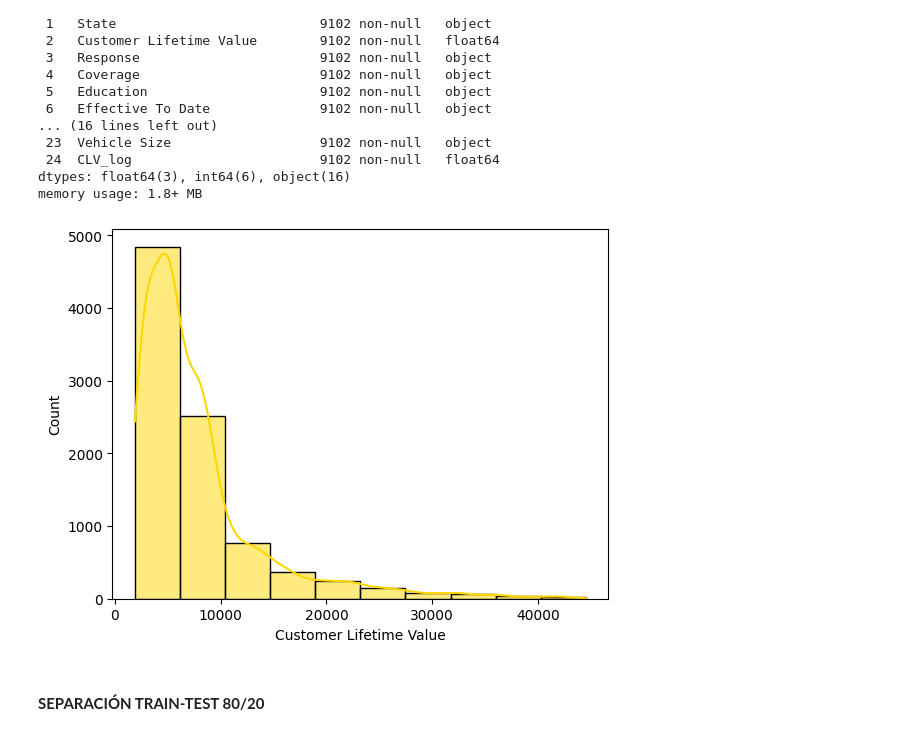
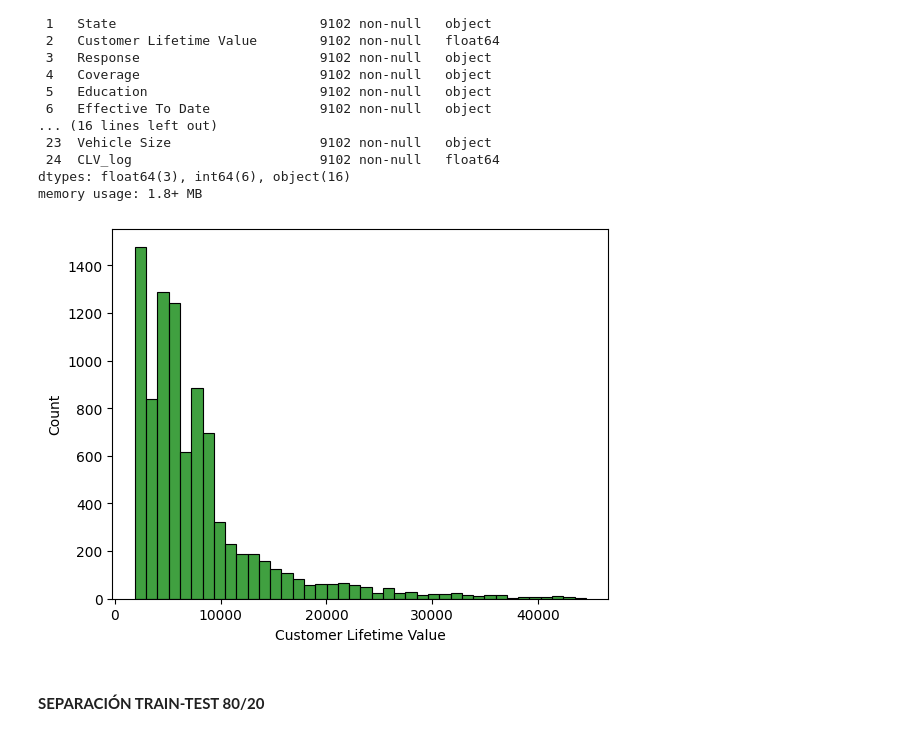
Before and after one commit to gibranchavez13/Prediccion-del-Lifetime-Value-en-Seguros-Automotrices-mediante-Modelos-de-Ensamble, a Jupyter notebook: P3.ipynb, the cells around one changed output. Saved outputs shown, nothing was run; the diff lists cells and outputs as text; code cells hidden in the pictures.

```diff
--- a/P3.ipynb
+++ b/P3.ipynb
@@ -564,14 +562,13 @@ memory usage: 1.8+ MB
 # %%
 plt.figure()
 sns.histplot(
     x=df_clean[target],
-    kde=True,
-    bins=10,
-    color='gold'
+    bins=40,
+    color='green'
 )
 plt.show()
 # %% [output]
-[figure, old version]
+[figure, new version]
 # %%
 X = df_clean[num_cols + interaction_cols + cat_cols + ordinal_cols]
 y = df_clean[target]
```
Also changed, not shown: parts of 28 cells of this notebook.
